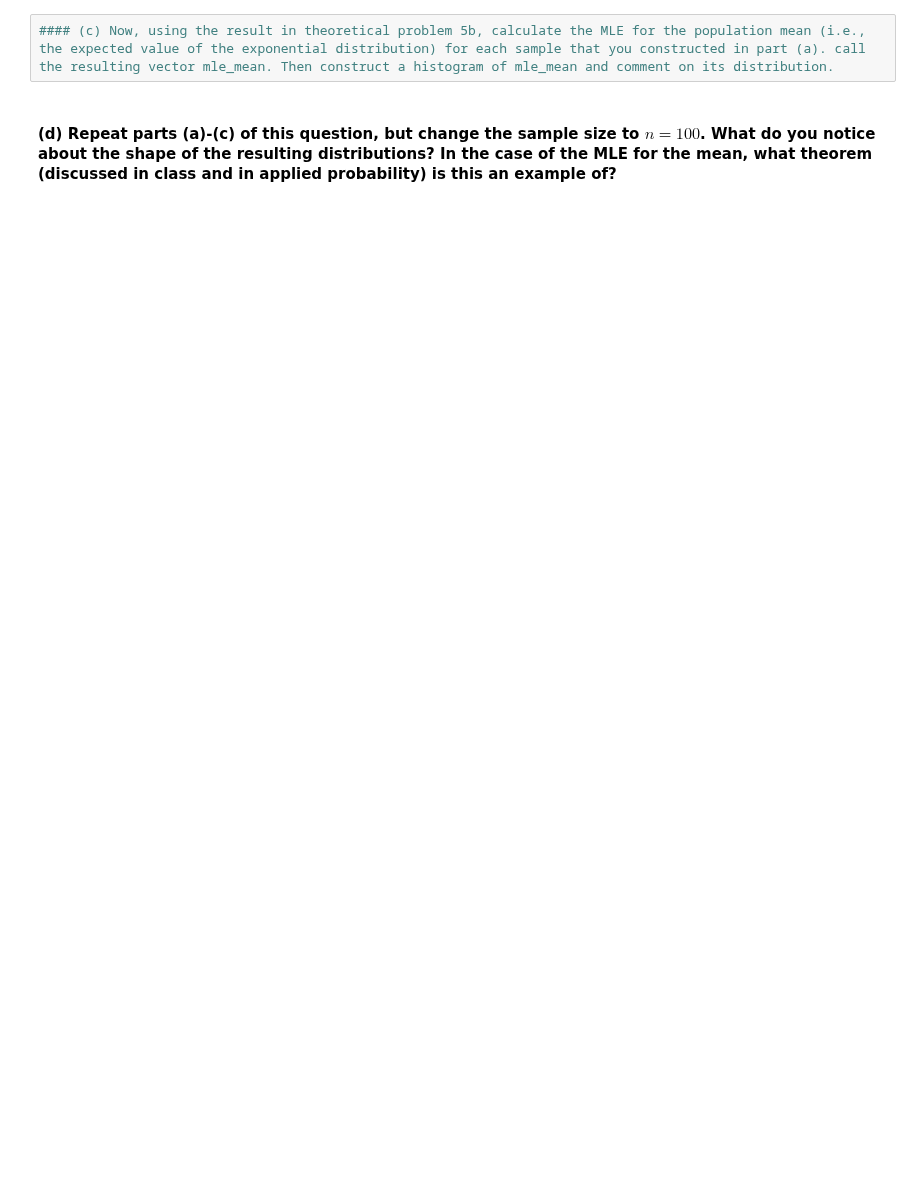
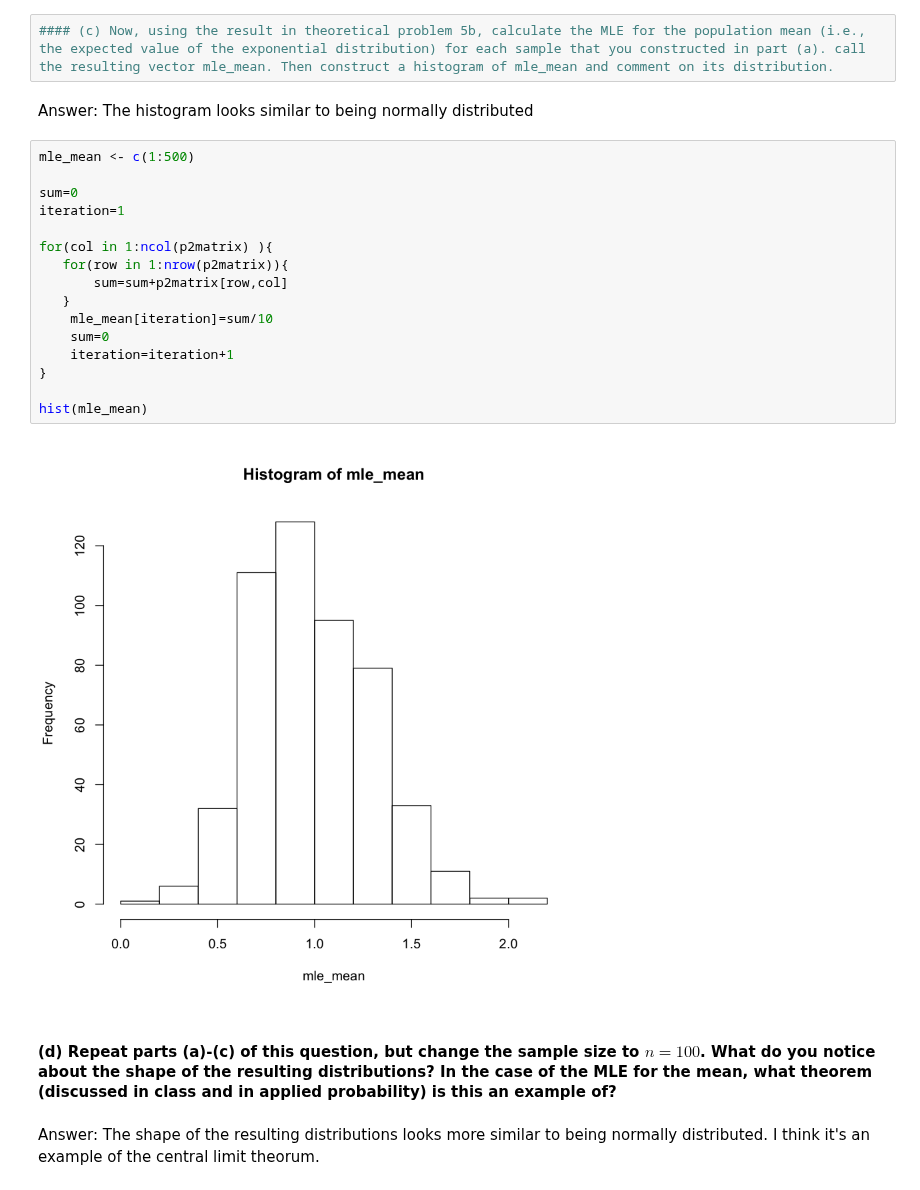
Before and after one commit to ziwei-cheng/STAT_AppliedRegression_ZC, a Jupyter notebook: STAT3400_Spring_2021_HW1_Computational.ipynb, the cells around one changed output. Saved outputs shown, nothing was run; the diff lists cells and outputs as text; blank space fills up the shorter version.

```diff
--- a/STAT3400_Spring_2021_HW1_Computational.ipynb
+++ b/STAT3400_Spring_2021_HW1_Computational.ipynb
@@ -29,4 +73,27 @@ Note: You can generate a single iid sample of size $n$ using the rexp() function
 # %%
 #### (c) Now, using the result in theoretical problem 5b, calculate the MLE for the population mean (i.e., the expected value of the exponential distribution) for each sample that you constructed in part (a). call the resulting vector mle_mean. Then construct a histogram of mle_mean and comment on its distribution.
+# %% [markdown]
+Answer: The histogram looks similar to being normally distributed
+# %%
+mle_mean <- c(1:500)
+
+sum=0
+iteration=1
+
+for(col in 1:ncol(p2matrix) ){
+   for(row in 1:nrow(p2matrix)){
+       sum=sum+p2matrix[row,col]
+   }
+    mle_mean[iteration]=sum/10
+    sum=0
+    iteration=iteration+1
+}
+
+hist(mle_mean)
+# %% [output]
+[figure, added]
 # %% [markdown]
 #### (d) Repeat parts (a)-(c) of this question, but change the sample size to $n = 100$. What do you notice about the shape of  the resulting distributions? In the case of the MLE for the mean, what theorem (discussed in class and in applied probability) is this an example of?
+# %% [markdown]
+Answer:
+The shape of the resulting distributions looks more similar to being normally distributed. I think it's an example of the central limit theorum.
```
Also changed, not shown: parts of 8 cells of this notebook, 17 other files.
